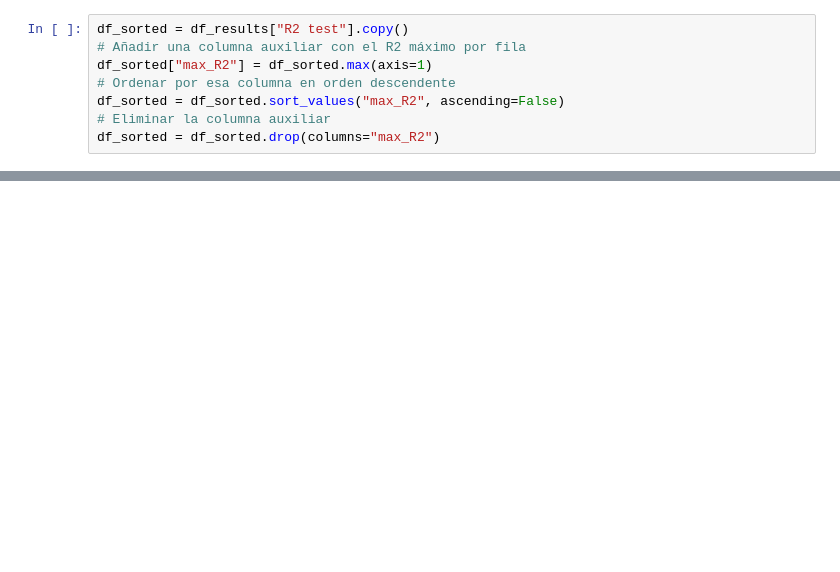
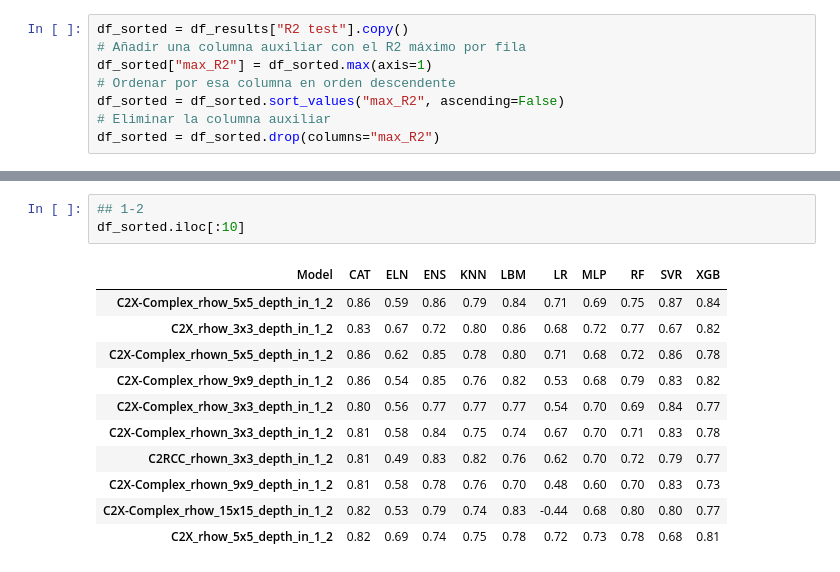
Before and after one commit to Antonio-MI/mar-menor-chl, a Jupyter notebook: Entrenamiento_V3.ipynb, the cells around one changed output, grey strips where cells are left out. Drawn from its saved outputs; the diff is of its cells as text; blank space fills up the shorter version.

```diff
--- a/Entrenamiento_V3.ipynb
+++ b/Entrenamiento_V3.ipynb
@@ -630,0 +634,15 @@ df_sorted
+# %%
+## 1-2
+df_sorted.iloc[:10]
+# %% [output]
+| Model | CAT | ELN | ENS | KNN | LBM | LR | MLP | RF | SVR | XGB |
+| C2X-Complex_rhow_5x5_depth_in_1_2 | 0.86 | 0.59 | 0.86 | 0.79 | 0.84 | 0.71 | 0.69 | 0.75 | 0.87 | 0.84 |
+| C2X_rhow_3x3_depth_in_1_2 | 0.83 | 0.67 | 0.72 | 0.80 | 0.86 | 0.68 | 0.72 | 0.77 | 0.67 | 0.82 |
+| C2X-Complex_rhown_5x5_depth_in_1_2 | 0.86 | 0.62 | 0.85 | 0.78 | 0.80 | 0.71 | 0.68 | 0.72 | 0.86 | 0.78 |
+| C2X-Complex_rhow_9x9_depth_in_1_2 | 0.86 | 0.54 | 0.85 | 0.76 | 0.82 | 0.53 | 0.68 | 0.79 | 0.83 | 0.82 |
+| C2X-Complex_rhow_3x3_depth_in_1_2 | 0.80 | 0.56 | 0.77 | 0.77 | 0.77 | 0.54 | 0.70 | 0.69 | 0.84 | 0.77 |
+| C2X-Complex_rhown_3x3_depth_in_1_2 | 0.81 | 0.58 | 0.84 | 0.75 | 0.74 | 0.67 | 0.70 | 0.71 | 0.83 | 0.78 |
+| C2RCC_rhown_3x3_depth_in_1_2 | 0.81 | 0.49 | 0.83 | 0.82 | 0.76 | 0.62 | 0.70 | 0.72 | 0.79 | 0.77 |
+| C2X-Complex_rhown_9x9_depth_in_1_2 | 0.81 | 0.58 | 0.78 | 0.76 | 0.70 | 0.48 | 0.60 | 0.70 | 0.83 | 0.73 |
+| C2X-Complex_rhow_15x15_depth_in_1_2 | 0.82 | 0.53 | 0.79 | 0.74 | 0.83 | -0.44 | 0.68 | 0.80 | 0.80 | 0.77 |
+| C2X_rhow_5x5_depth_in_1_2 | 0.82 | 0.69 | 0.74 | 0.75 | 0.78 | 0.72 | 0.73 | 0.78 | 0.68 | 0.81 |
```
Also changed, not shown: parts of 11 cells of this notebook.
